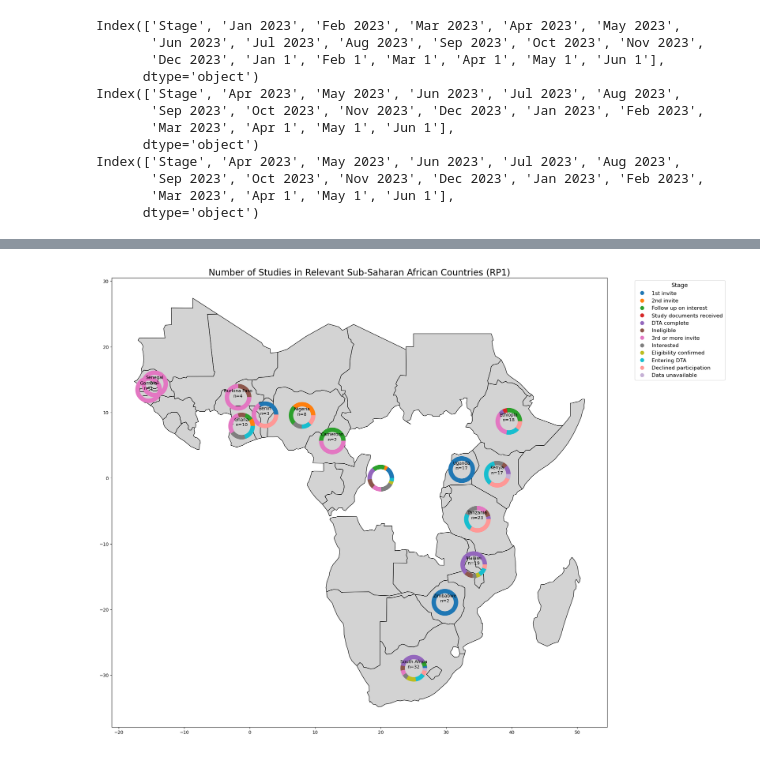
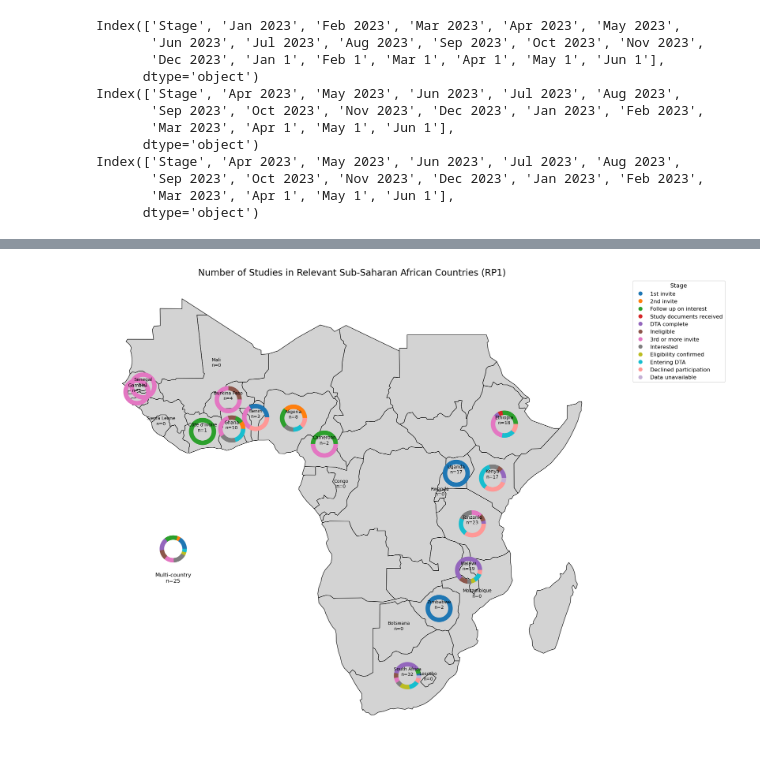
Before and after one commit to Logic06183/Heat_Project-1, a Jupyter notebook: RP2_report_0425.ipynb, the cells around one changed output, grey strips where cells are left out. Drawn from its saved outputs; the diff is of its cells as text; code cells hidden in the pictures.

```diff
--- a/RP2_report_0425.ipynb
+++ b/RP2_report_0425.ipynb
@@ -746,7 +745,7 @@ import pandas as pd
 import matplotlib.pyplot as plt
 
 # Load the data from the Excel file
-file_path = 'HEAT_Tables_0517_am.xlsx'
+file_path = 'Copy of HEAT_Tables_20.06.24_CPedits.xlsx'
 df_rp1_countries = pd.read_excel(file_path, sheet_name='RP1_Countries')
 
 # Define the color map and stage order
@@ -805,7 +804,7 @@ import pandas as pd
 import matplotlib.pyplot as plt
 
 # Load the data from the Excel file
-file_path = 'HEAT_Tables_0517_am.xlsx'
+file_path = 'Copy of HEAT_Tables_20.06.24_CPedits.xlsx'
 df_rp1_countries = pd.read_excel(file_path, sheet_name='RP1_Countries')
 
 # Define the color map and stage order
@@ -1227,7 +1304,7 @@ from matplotlib.patches import Wedge
 import geopandas as gpd
 
 # Load the data from the Excel file
-file_path = 'HEAT_Tables_0517_am.xlsx'
+file_path = 'Copy of HEAT_Tables_20.06.24_CPedits.xlsx'
 df_rp1_countries = pd.read_excel(file_path, sheet_name='RP1_Countries')
 
 # Define the color map and stage order
@@ -1269,17 +1346,49 @@ df_rp1_countries.loc['Multi-country'] = multi_country_row
 world = gpd.read_file(gpd.datasets.get_path('naturalearth_lowres'))
 africa = world[(world['continent'] == 'Africa') & (world['name'] != 'Antarctica')]
 
+# Adjust names for compatibility using ISO 3166-1 alpha-3 codes
+name_adjustments = {
+    "Benin": "BEN",
+    "Botswana": "BWA",
+    "Burkina Faso": "BFA",
+    "Cameroon": "CMR",
+    "Cote d'Ivoire": "CIV",
+    "Democratic Republic of the Congo": "COD",
+    "Congo": "COG",
+    "Eswatini": "SWZ",
+    "Ethiopia": "ETH",
+    "Gambia": "GMB",
+    "Ghana": "GHA",
+    "Ivory Coast": "CIV",
+    "Kenya": "KEN",
+    "Lesotho": "LSO",
+    "Malawi": "MWI",
+    "Mali": "MLI",
+    "Mozambique": "MOZ",
+    "Nigeria": "NGA",
+    "Rwanda": "RWA",
+    "Senegal": "SEN",
+    "Sierra Leone": "SLE",
+    "South Africa": "ZAF",
+    "Tanzania": "TZA",
+    "Uganda": "UGA",
+    "Zimbabwe": "ZWE",
+    "Multi-country": "Multi-country"
+}
+
+df_rp1_countries.rename(index=name_adjustments, inplace=True)
+
 # Subset the map to Sub-Saharan Africa
 sub_saharan_countries = [
-    "Angola", "Benin", "Botswana", "Burkina Faso", "Burundi", "Cape Verde", "Cameroon",
-    "Central African Republic", "Chad", "Comoros", "Congo", "Cote d'Ivoire", "Djibouti",
-    "Equatorial Guinea", "Eritrea", "Eswatini", "Ethiopia", "Gabon", "Gambia", "Ghana",
-    "Guinea", "Guinea-Bissau", "Kenya", "Lesotho", "Liberia", "Madagascar", "Malawi", "Mali",
-    "Mauritania", "Mauritius", "Mozambique", "Namibia", "Niger", "Nigeria", "Rwanda", "Sao Tome and Principe",
-    "Senegal", "Seychelles", "Sierra Leone", "Somalia", "South Africa", "South Sudan", "Sudan",
-    "Tanzania", "Togo", "Uganda", "Zambia", "Zimbabwe"
+    "AGO", "BEN", "BWA", "BFA", "BDI", "CPV", "CMR",
+    "CAF", "TCD", "COM", "COG", "CIV", "DJI",
+    "GNQ", "ERI", "SWZ", "ETH", "GAB", "GMB", "GHA",
+    "GIN", "GNB", "KEN", "LSO", "LBR", "MDG", "MWI", "MLI",
+    "MRT", "MUS", "MOZ", "NAM", "NER", "NGA", "RWA", "STP",
+    "SEN", "SYC", "SLE", "SOM", "ZAF", "SSD", "SDN",
+    "TZA", "TGO", "UGA", "ZMB", "ZWE", "COD"
 ]
-sub_saharan_africa = africa[africa['name'].isin(sub_saharan_countries)]
+sub_saharan_africa = africa[africa['iso_a3'].isin(sub_saharan_countries)]
 
 # Define a function to plot a donut chart
 def plot_donut(ax, data, pos, size=1.0):
@@ -1301,15 +1410,17 @@ sub_saharan_africa.plot(ax=ax, color='lightgrey', edgecolor='black')
 
 # Plot donut charts for each country and add labels
 for country in df_rp1_countries.index:
-    if country in sub_saharan_africa['name'].values:
+    if country in sub_saharan_africa['iso_a3'].values:
         country_data = df_rp1_countries.loc[country, stage_order].to_dict()
-        country_geom = sub_saharan_africa[sub_saharan_africa['name'] == country].geometry.centroid
+        country_geom = sub_saharan_africa[sub_saharan_africa['iso_a3'] == country].geometry.centroid
         plot_donut(ax, country_data, (country_geom.x.values[0], country_geom.y.values[0]), size=2)
-        ax.text(country_geom.x.values[0], country_geom.y.values[0], f"{country}\nn={int(sum(country_data.values()))}", fontsize=10, ha='center')
+        ax.text(country_geom.x.values[0], country_geom.y.values[0], f"{sub_saharan_africa[sub_saharan_africa['iso_a3'] == country]['name'].values[0]}\nn={int(sum(country_data.values()))}", fontsize=10, ha='center')
 
 # Plot the donut chart for Multi-country
 multi_country_data = df_rp1_countries.loc['Multi-country', stage_order].to_dict()
-plot_donut(ax, multi_country_data, (20, 0), size=2)  # Example coordinates
+plot_donut(ax, multi_country_data, (-10, -10), size=2)  # Coordinates to place it outside the map
+multi_country_total = int(sum(multi_country_data.values()))
+ax.text(-10, -15, f"Multi-country\nn={multi_country_total}", fontsize=12, ha='center')
 
 # Add title and legend
 plt.title('Number of Studies in Relevant Sub-Saharan African Countries (RP1)', fontsize=20)
@@ -1319,5 +1430,8 @@ handles = [plt.Line2D([0], [0], marker='o', color='w', markerfacecolor=color_map
 labels = stage_order
 plt.legend(handles, labels, title='Stage', bbox_to_anchor=(1.05, 1), loc='upper left', fontsize=12, title_fontsize='13')
 
+# Remove axes
+ax.axis('off')
+
 plt.show()
 # %% [output]
@@ -1341 +1455 @@ Geometry is in a geographic CRS. Results from 'centroid' are likely incorrect. U
-[figure, old version]
+[figure, new version]
```
Also changed, not shown: parts of 16 cells of this notebook, 1 other file.
